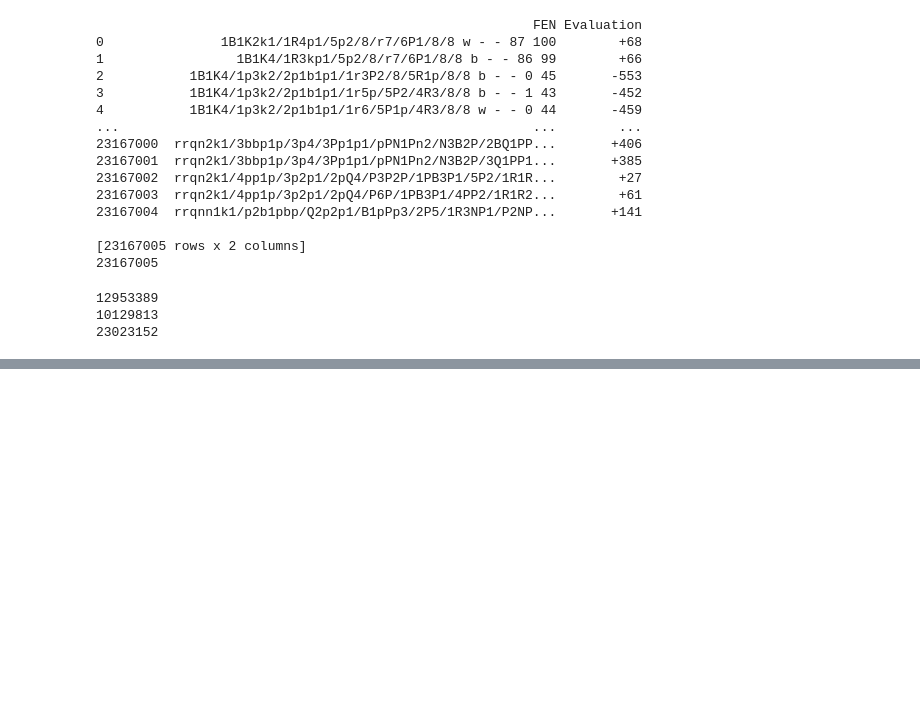
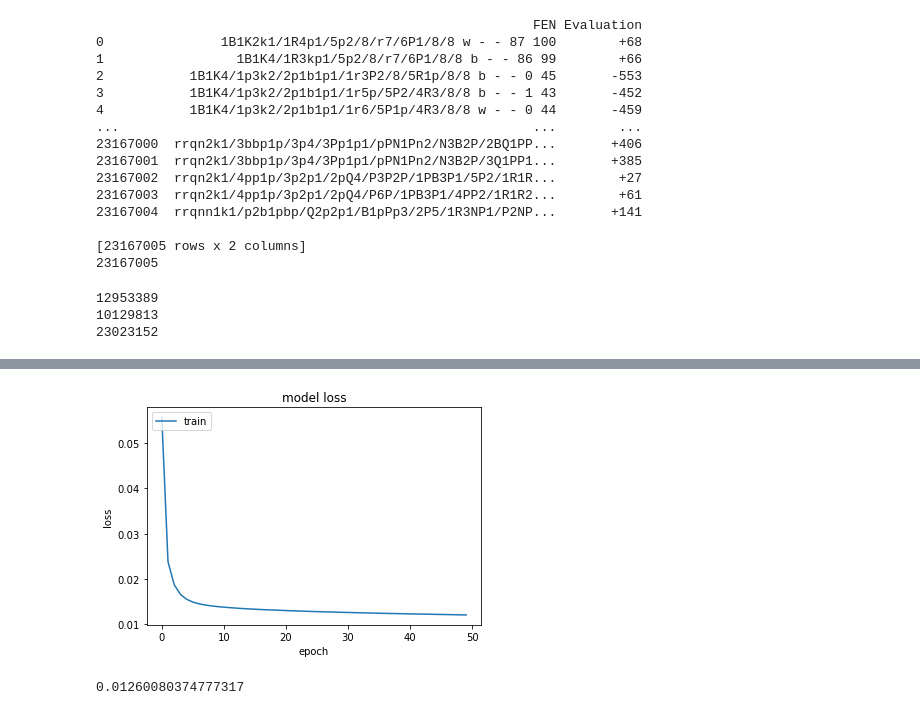
Before and after one commit to melniknow/deeplodocus-engine, a Jupyter notebook: deeplodocus-learn.ipynb, the cells around one changed output, grey strips where cells are left out. Saved outputs shown, nothing was run; the diff lists cells and outputs as text; code cells hidden in the pictures; blank space fills up the shorter version.

Commit message:
test: Тестирование разных параметров модели

```diff
--- a/deeplodocus-learn.ipynb
+++ b/deeplodocus-learn.ipynb
@@ -264,10 +280,16 @@ def get_values_from_df(df):
 <img src="https://i.ibb.co/CsYYfs8/cw-Fmakm-CUs-E.jpg" alt="cw-Fmakm-CUs-E" border="0">
 
 # Обучим модель
+# %%
+import sklearn
+import numpy as np
+
+df = pd.read_csv("deep8_with_trim_fen.csv")
 # %%
-import sklearn
+import numpy as np
 
-df = pd.read_csv("deep22_with_trim_fen.csv")
+def NormalizeData(data):
+    return (data - np.min(data)) / (np.max(data) - np.min(data))
 
 X, y = get_values_from_df(df)
-y = sklearn.preprocessing.normalize([np.array(y)]).tolist()[0]
+y  = NormalizeData(y).tolist()
@@ -275,23 +304,31 @@ y = sklearn.preprocessing.normalize([np.array(y)]).tolist()[0]
 # https://www.researchgate.net/publication/322539902_Learning_to_Evaluate_Chess_Positions_with_Deep_Neural_Networks_and_Limited_Lookahead
 
 from keras.models import Sequential
-from keras.layers import Dense, Flatten
+from keras.layers import Dense, Flatten, BatchNormalization
 import keras
 
 X_train, X_test, y_train, y_test = train_test_split(X, y, test_size=0.1, random_state=42)
 
 model = Sequential()
-model.add(Flatten(input_shape=(768,)))
+model.add(Flatten(input_shape=(12,64)))
 
 model.add(Dense(2048, activation='elu'))
+model.add(BatchNormalization())
+
 model.add(Dense(2048, activation='elu'))
+model.add(BatchNormalization())
+
 model.add(Dense(2048, activation='elu'))
+
+model.add(Dense(1, activation='linear'))
 
 model.summary()
 
 sgd = keras.optimizers.legacy.SGD(learning_rate=0.001, decay=1e-8, momentum=0.7, nesterov=True)
 model.compile(loss='mean_squared_error', optimizer=sgd)
 
-history = model.fit(X_train, y_train, batch_size=256, epochs=100)
+history = model.fit(X_train, y_train, batch_size=256, epochs=50)
 tests = model.evaluate(np.array(X_test), np.array(y_test), batch_size=256)
+
+model.save('700k.h5')
 # %% [output]
@@ -318,0 +370,14 @@ Epoch 1/100
+# %%
+from matplotlib import pyplot as plt
+
+plt.plot(history.history['loss'])
+plt.title('model loss')
+plt.ylabel('loss')
+plt.xlabel('epoch')
+plt.legend(['train', 'val'], loc='upper left')
+plt.show()
+
+print(tests)
+# %% [output]
+[figure, added]
+0.01260080374777317
```
Also changed, not shown: parts of 6 cells of this notebook, 2 other files.
